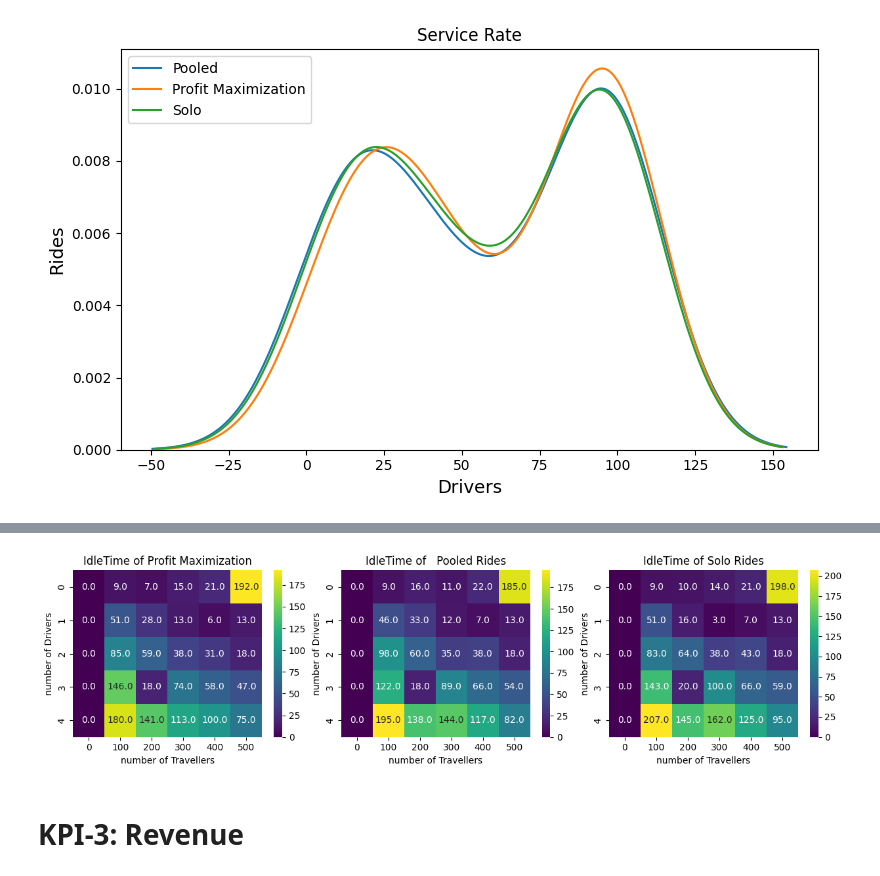
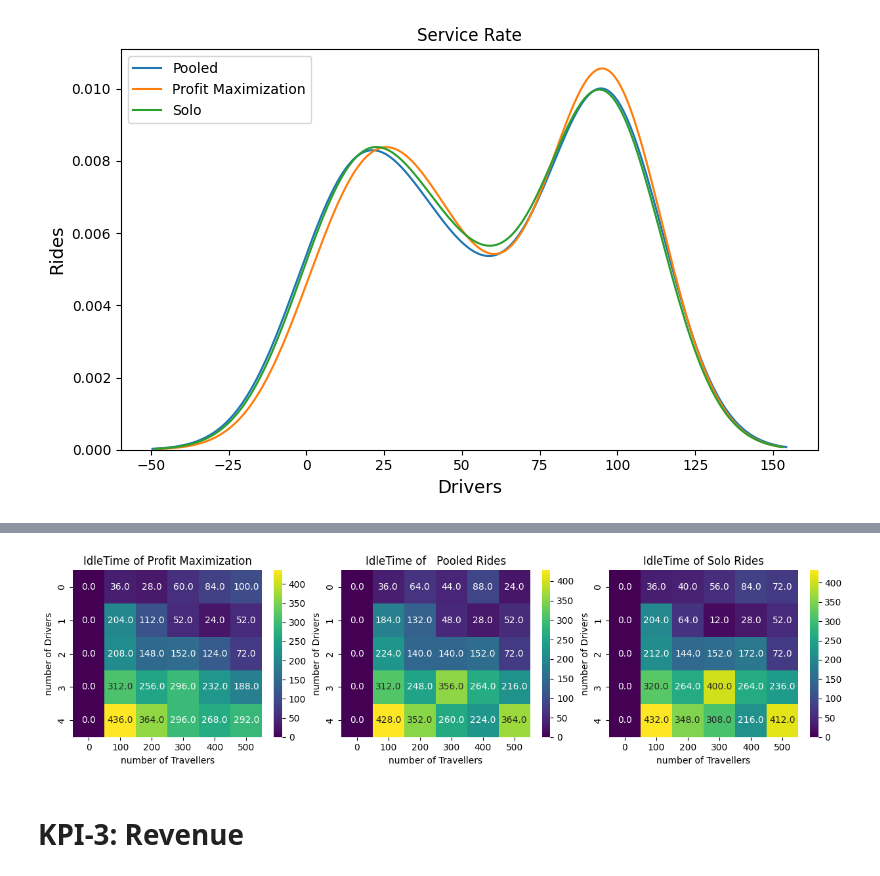
Before and after one commit to usmanakhtar/2minute, a Jupyter notebook: Pricing_for_Pooled_Ride.ipynb, the cells around one changed output, grey strips where cells are left out. Drawn from its saved outputs; the diff is of its cells as text; code cells hidden in the pictures.

```diff
--- a/Pricing_for_Pooled_Ride.ipynb
+++ b/Pricing_for_Pooled_Ride.ipynb
@@ -231,16 +232,16 @@ data1 =pd.read_csv('/content/drive/MyDrive/Colab Notebooks/Data/KPI-3-IdleTime/I
 data =pd.read_csv('/content/drive/MyDrive/Colab Notebooks/Data/KPI-3-IdleTime/IdleTime_Pooled-Rides.csv')
 
 for col in data.columns:
-    data[col]=data[col]//3600
+    data[col]=data[col]//3600*4
     data.head()
 
 for col in data1.columns:
-    data1[col]=data1[col]//3600
+    data1[col]=data1[col]//3600*4
     data1.head()
 
 
 for col in data1.columns:
-    data2[col]=data2[col]//3600
+    data2[col]=data2[col]//3600*4
     data2.head()
 
 colListPR=[]
@@ -356,40 +357,40 @@ pooled =pd.read_csv('/content/drive/MyDrive/Colab Notebooks/Data/KPI-3-IdleTime/
 
 
 for col in solo.columns:
-    solo[col]=solo[col]//3600
+    solo[col]=solo[col]//3600*4
     solo.head()
 
 for col in profitmax.columns:
-    profitmax[col]=profitmax[col]//3600
+    profitmax[col]=profitmax[col]//3600*4
     profitmax.head()
 
 
 for col in pooled.columns:
-    pooled[col]=pooled[col]//3600
+    pooled[col]=pooled[col]//3600*4
     pooled.head()
 
 
 fig, (ax1, ax2, ax3) = plt.subplots(ncols=3)
 fig.subplots_adjust(wspace=1.01)
 
 
 s = sns.heatmap(profitmax, annot=True,  fmt=".1f", cmap='viridis', ax=ax1)
 s.set(xlabel='number of Travellers', ylabel='number of Drivers', title = 'IdleTime of Profit Maximization')
 
 s = sns.heatmap(pooled, annot=True, fmt=".1f", cmap='viridis', ax=ax2)
 s.set(xlabel='number of Travellers', ylabel='number of Drivers', title = 'IdleTime of   Pooled Rides')
 
 s = sns.heatmap(solo, annot=True, fmt=".1f", cmap='viridis', ax=ax3)
 s.set(xlabel='number of Travellers', ylabel='number of Drivers', title = 'IdleTime of Solo Rides')
 
 txt="I need the caption to be present a little below X-axis"
 #ax3.yaxis.tick_right()
 
 fig.subplots_adjust(wspace=0.001)
 plt.show()
 #fig.savefig('ServiceRate.png', dpi=600)
 # %% [output]
-[figure, old version]
+[figure, new version]
 # %% [markdown]
 # **KPI-3: Revenue**
 # %%
```
Also changed, not shown: parts of 7 cells of this notebook.
